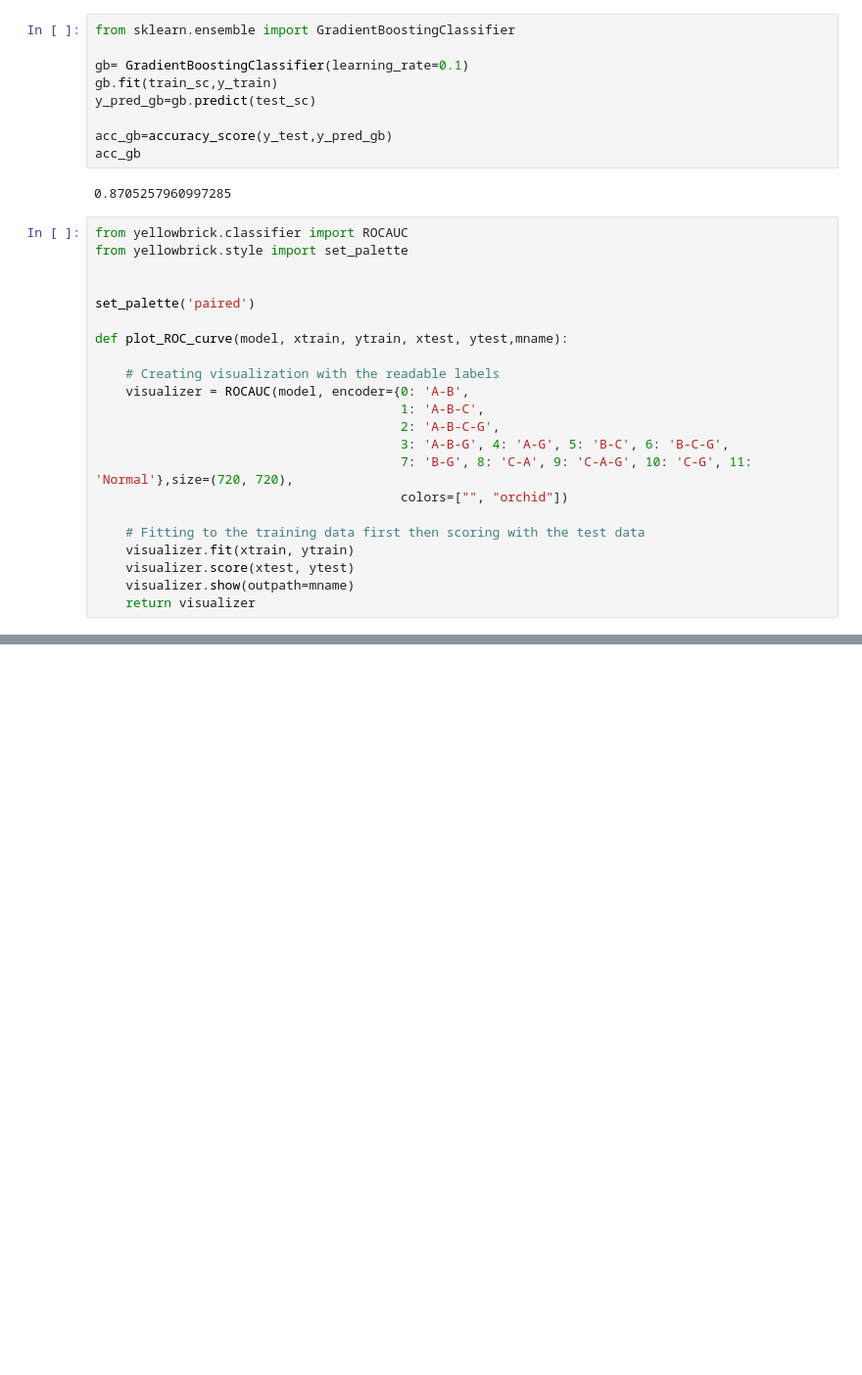
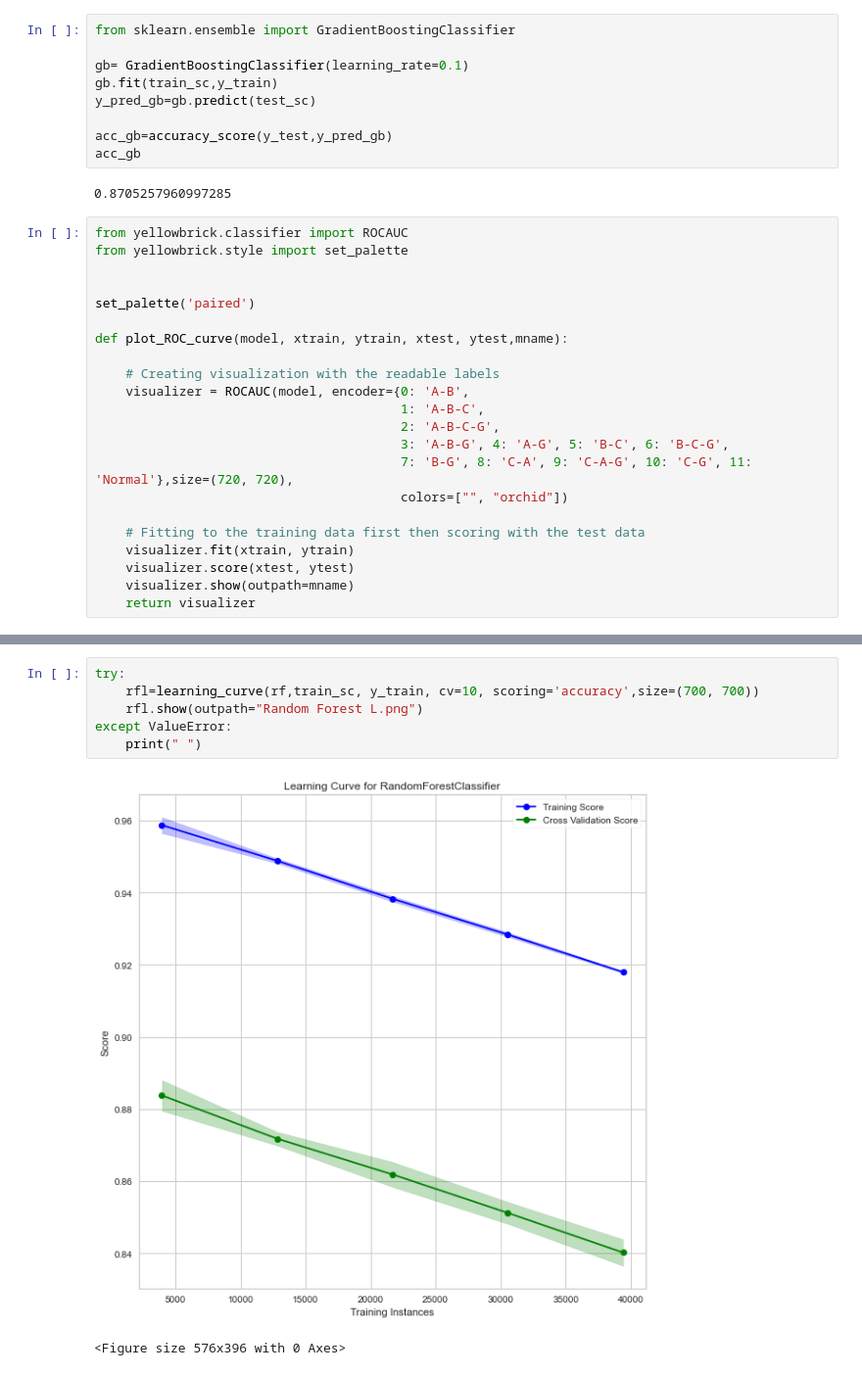
Before and after one commit to AlphBeta/Transmission-Line-Fault-Detection, a Jupyter notebook: Scaling_after_splitting-Copy1.ipynb, the cells around one changed output, grey strips where cells are left out. Shown: that part at 98% size. Cells and saved outputs as stored; diff of their text form; blank space fills up the shorter version.

```diff
--- a/Scaling_after_splitting-Copy1.ipynb
+++ b/Scaling_after_splitting-Copy1.ipynb
@@ -166,0 +194,9 @@ AttributeError: 'GradientBoostingClassifier' object has no attribute 'binary'
+# %%
+try:
+    rfl=learning_curve(rf,train_sc, y_train, cv=10, scoring='accuracy',size=(700, 700))
+    rfl.show(outpath="Random Forest L.png")
+except ValueError:
+    print(" ")
+# %% [output]
+[figure, added]
+<Figure size 576x396 with 0 Axes>
```
Also changed, not shown: parts of 14 cells of this notebook, 1 other file.
